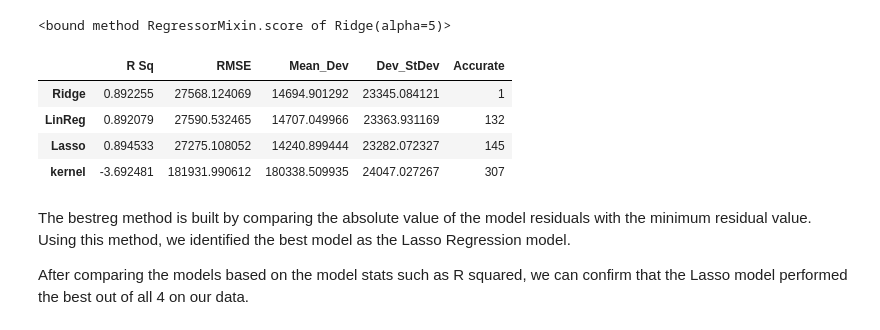
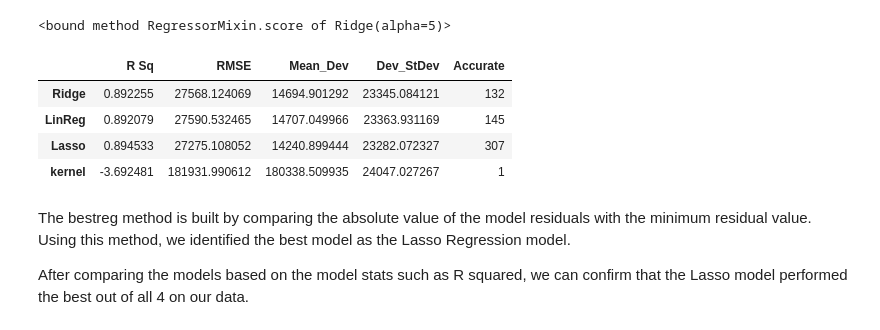
Before and after one commit to sah9j/MidtermProject3550, a Jupyter notebook: Data3550MidPro_MAIN.ipynb, the cells around one changed output. Cells and saved outputs as stored; diff of their text form; code cells hidden in the pictures.

Commit message:
fix accurate column in model comparison table

```diff
--- a/Data3550MidPro_MAIN.ipynb
+++ b/Data3550MidPro_MAIN.ipynb
@@ -1047,41 +1047,41 @@ df_compare_reg = pd.DataFrame(columns = ['R Sq', 'RMSE', 'Mean_Dev', 'Dev_StDev'
 
 kernel_pred = pd.DataFrame(kernel_ridge_predictions)
 ridge_pred = pd.DataFrame(ridge_reg_predictions)
 lasso_pred = pd.DataFrame(lasso__predictions)
 linreg_pred = pd.DataFrame(linear_predictions)
 
 df_compare_reg.iloc[0,0] = r_squared_ridge_reg
 df_compare_reg.iloc[1,0] = r_squared_linear_reg
 df_compare_reg.iloc[2,0] = test_r_squared
 df_compare_reg.iloc[3,0] = r_squared_kernel_ridge
 
 df_compare_reg.iloc[0,1] = ridge_rmse
 df_compare_reg.iloc[1,1] = linreg_rmse
 df_compare_reg.iloc[2,1] = lasso_rmse
 df_compare_reg.iloc[3,1] = kernel_rmse
 
 df_compare_reg.iloc[0,2] = df_results['ridge_resid_abs'].mean()
 df_compare_reg.iloc[1,2] = df_results['linreg_resid_abs'].mean()
 df_compare_reg.iloc[2,2] = df_results['lasso_resid_abs'].mean()
 df_compare_reg.iloc[3,2] = df_results['kernel_resid_abs'].mean()
 
 df_compare_reg.iloc[0,3] = df_results['ridge_resid_abs'].std()
 df_compare_reg.iloc[1,3] = df_results['linreg_resid_abs'].std()
 df_compare_reg.iloc[2,3] = df_results['lasso_resid_abs'].std()
 df_compare_reg.iloc[3,3] = df_results['kernel_resid_abs'].std()
 
-df_compare_reg.iloc[0,4] = df_best_reg.iloc[3,0]
-df_compare_reg.iloc[1,4] = df_best_reg.iloc[2,0]
-df_compare_reg.iloc[2,4] = df_best_reg.iloc[1,0]
-df_compare_reg.iloc[3,4] = df_best_reg.iloc[0,0]
+df_compare_reg.iloc[0,4] = df_best_reg.iloc[2,0]
+df_compare_reg.iloc[1,4] = df_best_reg.iloc[1,0]
+df_compare_reg.iloc[2,4] = df_best_reg.iloc[0,0]
+df_compare_reg.iloc[3,4] = df_best_reg.iloc[3,0]
 
 df_compare_reg
 # %% [output]
 |  | R Sq | RMSE | Mean_Dev | Dev_StDev | Accurate |
-| Ridge | 0.892255 | 27568.124069 | 14694.901292 | 23345.084121 | 1 |
-| LinReg | 0.892079 | 27590.532465 | 14707.049966 | 23363.931169 | 132 |
-| Lasso | 0.894533 | 27275.108052 | 14240.899444 | 23282.072327 | 145 |
-| kernel | -3.692481 | 181931.990612 | 180338.509935 | 24047.027267 | 307 |
+| Ridge | 0.892255 | 27568.124069 | 14694.901292 | 23345.084121 | 132 |
+| LinReg | 0.892079 | 27590.532465 | 14707.049966 | 23363.931169 | 145 |
+| Lasso | 0.894533 | 27275.108052 | 14240.899444 | 23282.072327 | 307 |
+| kernel | -3.692481 | 181931.990612 | 180338.509935 | 24047.027267 | 1 |
 # %% [markdown]
 The bestreg method is built by comparing the absolute value of the model residuals with the minimum residual value.
 Using this method, we identified the best model as the Lasso Regression model.
```
Also changed, not shown: parts of 2 cells of this notebook.
